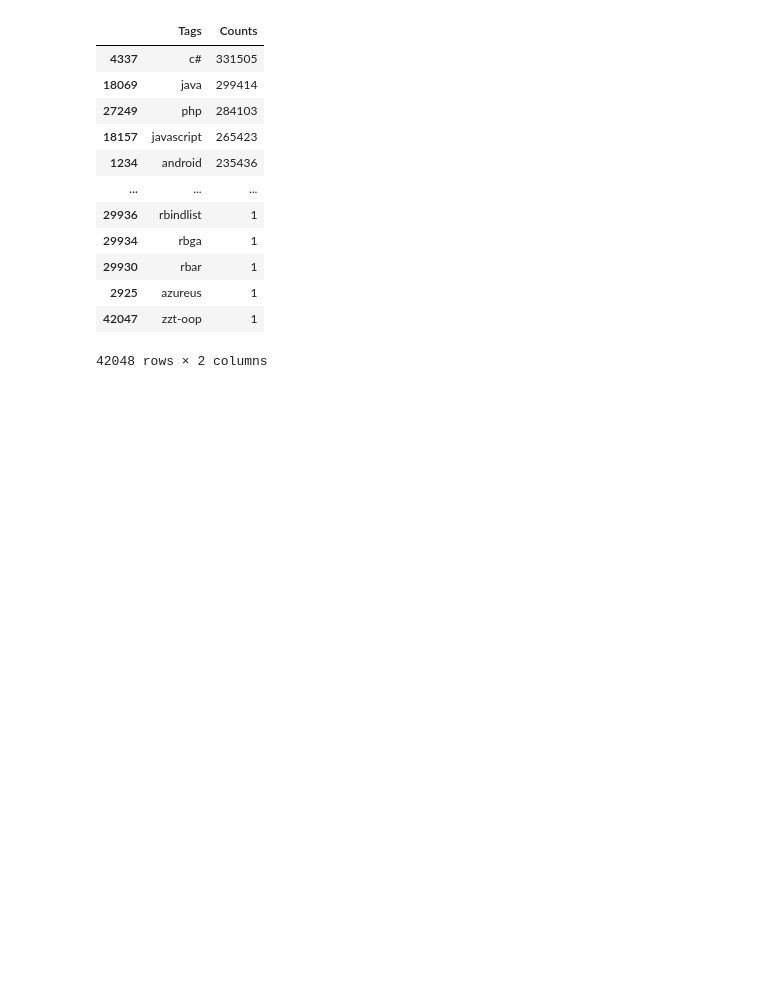
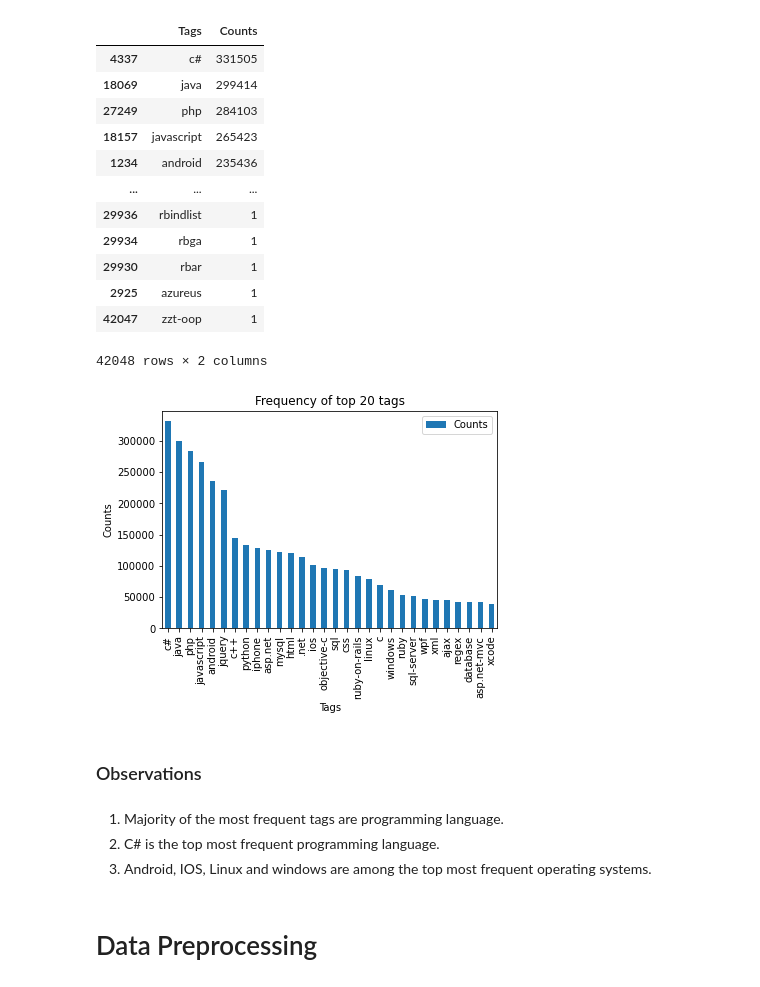
Before and after one commit to Udaykumar447/Real-World-Data-Science-Projects, a Jupyter notebook: Machine Learning Projects/Stack Overflow Tag Predictor Project/Stack overflow tag predictor.ipynb, the cells around one changed output. Saved outputs shown, nothing was run; the diff lists cells and outputs as text; code cells hidden in the pictures; blank space fills up the shorter version.

```diff
--- a/Machine Learning Projects/Stack Overflow Tag Predictor Project/Stack overflow tag predictor.ipynb
+++ b/Machine Learning Projects/Stack Overflow Tag Predictor Project/Stack overflow tag predictor.ipynb
@@ -309,3 +309,26 @@ tag_df_sorted
 | 2925 | azureus | 1 |
 | 42047 | zzt-oop | 1 |
 42048 rows × 2 columns
+# %%
+tag_df_sorted = tag_df_sorted.reset_index()
+del tag_df_sorted['index']
+tag_df_sorted_30 = tag_df_sorted.iloc[0:30,:]
+# %%
+# Plotting the frquency of top 30 tags
+i=np.arange(30)
+tag_df_sorted_30.plot(kind='bar')
+plt.title('Frequency of top 20 tags')
+plt.xticks(i, tag_df_sorted_30['Tags'])
+plt.xlabel('Tags')
+plt.ylabel('Counts')
+plt.show()
+# %% [output]
+[figure, added]
+# %% [markdown]
+### Observations
+# %% [markdown]
+1. Majority of the most frequent tags are programming language.
+2. C# is the top most frequent programming language.
+3. Android, IOS, Linux and windows are among the top most frequent operating systems.
+# %% [markdown]
+# Data Preprocessing
```
Also changed, not shown: parts of 18 cells of this notebook.
